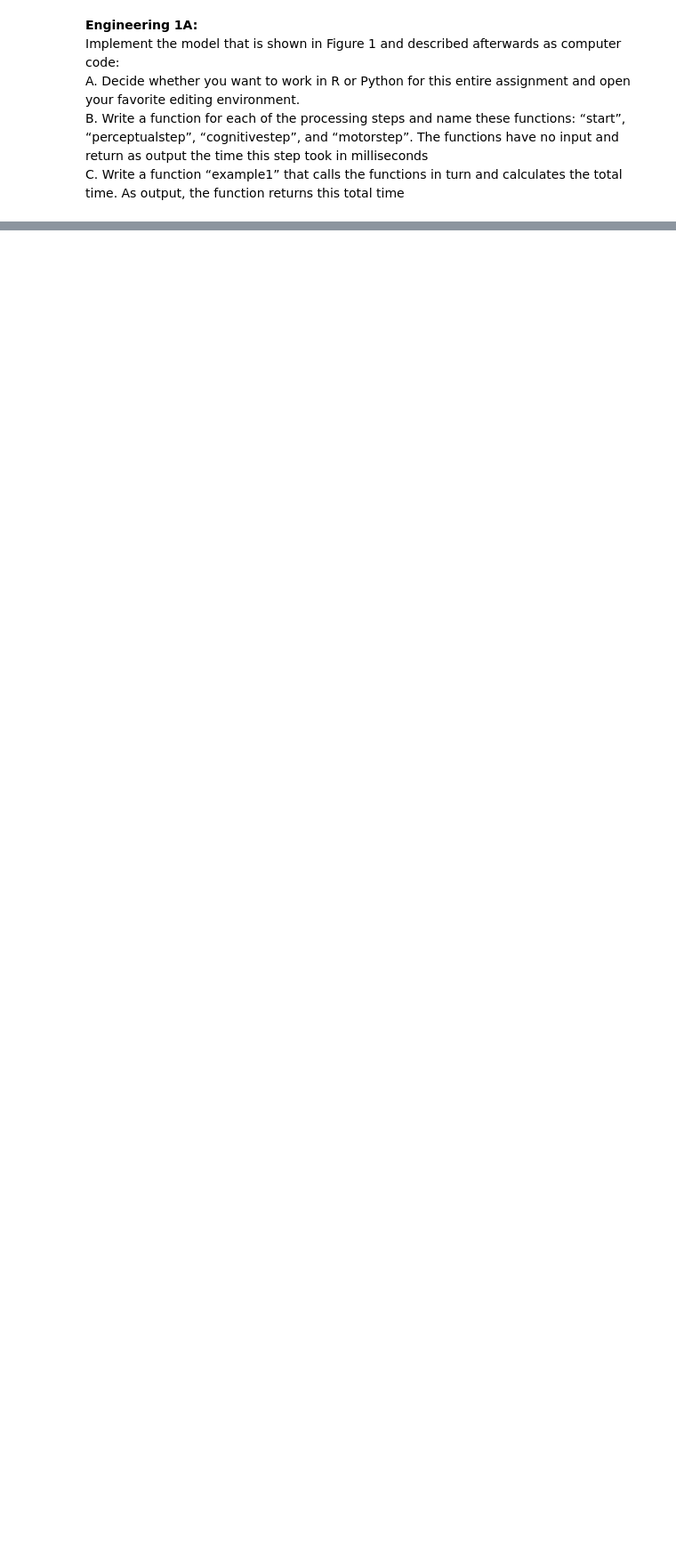
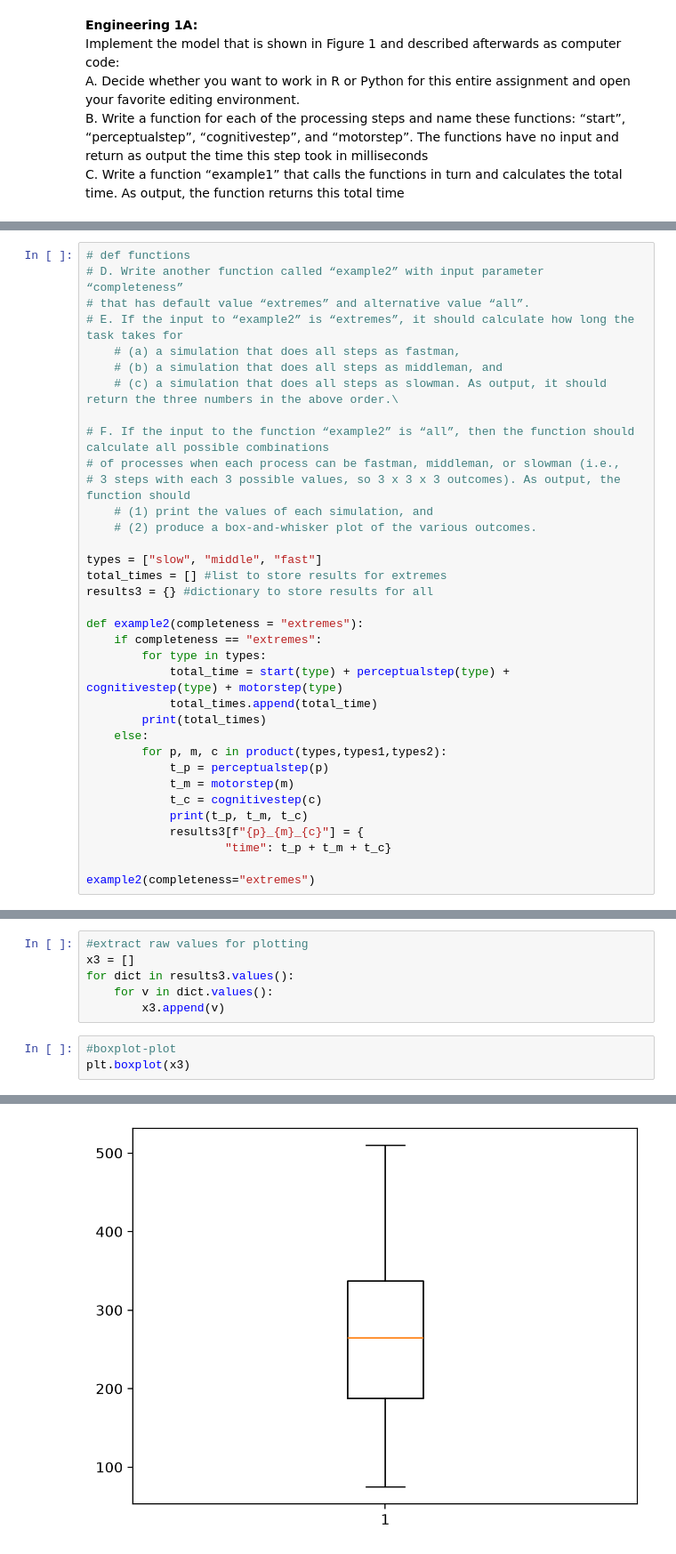
Before and after one commit to vaba777/COGMO_LAB, a Jupyter notebook: code/1st_lab.ipynb, the cells around one changed output, grey strips where cells are left out. Shown at 89% size. Drawn from its saved outputs; the diff is of its cells as text; blank space fills up the shorter version.

Commit message:
Update lab1 example 1&2 finished

```diff
--- a/code/1st_lab.ipynb
+++ b/code/1st_lab.ipynb
@@ -39,0 +106,35 @@ example1()
+# %%
+# def functions
+# D. Write another function called “example2” with input parameter “completeness”
+# that has default value “extremes” and alternative value “all”.
+# E. If the input to “example2” is “extremes”, it should calculate how long the task takes for
+    # (a) a simulation that does all steps as fastman,
+    # (b) a simulation that does all steps as middleman, and
+    # (c) a simulation that does all steps as slowman. As output, it should return the three numbers in the above order.\
+
+# F. If the input to the function “example2” is “all”, then the function should calculate all possible combinations
+# of processes when each process can be fastman, middleman, or slowman (i.e.,
+# 3 steps with each 3 possible values, so 3 x 3 x 3 outcomes). As output, the function should
+    # (1) print the values of each simulation, and
+    # (2) produce a box-and-whisker plot of the various outcomes.
+
+types = ["slow", "middle", "fast"]
+total_times = [] #list to store results for extremes
+results3 = {} #dictionary to store results for all
+
+def example2(completeness = "extremes"):
+    if completeness == "extremes":
+        for type in types:
+            total_time = start(type) + perceptualstep(type) + cognitivestep(type) + motorstep(type)
+            total_times.append(total_time)
+        print(total_times)
+    else:
+        for p, m, c in product(types,types1,types2):
+            t_p = perceptualstep(p)
+            t_m = motorstep(m)
+            t_c = cognitivestep(c)
+            print(t_p, t_m, t_c)
+            results3[f"{p}_{m}_{c}"] = {
+                    "time": t_p + t_m + t_c}
+
+example2(completeness="extremes")
@@ -39,0 +143,10 @@ example1()
+# %%
+#extract raw values for plotting
+x3 = []
+for dict in results3.values():
+    for v in dict.values():
+        x3.append(v)
+# %%
+#boxplot-plot
+plt.boxplot(x3)
+# %% [output]
@@ -39,0 +161 @@ example1()
+[figure, added]
```
Also changed, not shown: parts of 26 cells of this notebook, 2 other files.
